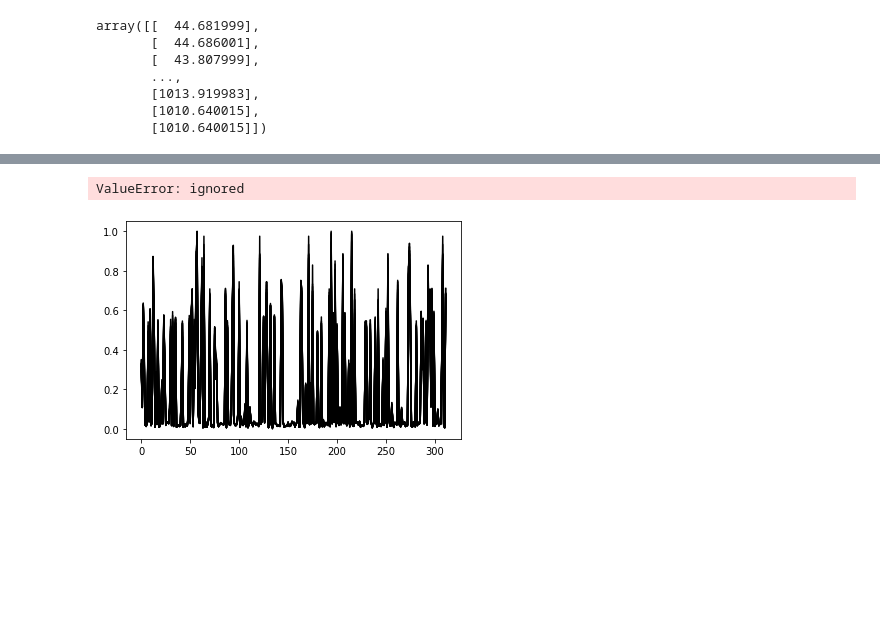
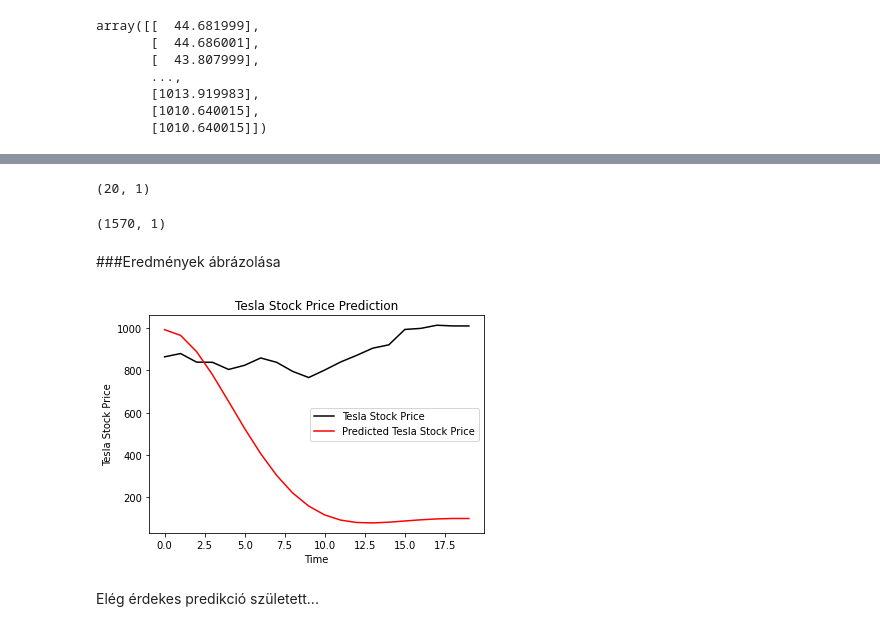
Before and after one commit to szakmarynandor/FAKT-MLCourse, a Jupyter notebook: stock_pred_hw06.ipynb, the cells around one changed output, grey strips where cells are left out. Cells and saved outputs as stored; diff of their text form; code cells hidden in the pictures; blank space fills up the shorter version.

```diff
--- a/stock_pred_hw06.ipynb
+++ b/stock_pred_hw06.ipynb
@@ -35,3 +33,5 @@ training_set = tesla[['TSLA.Close']]
+# %%
+training_set = tesla.iloc[:, 6:7].values
 # %%
 training_set
 # %% [output]
@@ -82,0 +62,8 @@ x_train, x_test, y_train, y_test = train_test_split(x, y, test_size=0.2, shuffle
+# %%
+X_train = []
+y_train = []
+for i in range(60, 1570):
+  X_train.append(training_set_scaled[i-60:i, 0])
+  y_train.append(training_set_scaled[i, 0])
+X_train, y_train = np.array(X_train), np.array(y_train)
+X_train = np.reshape(X_train, (X_train.shape[0], X_train.shape[1], 1))
@@ -88,7 +79,7 @@ from keras.layers import LSTM, Dropout, Dense
 from tensorflow.keras.callbacks import EarlyStopping
 # %%
 model = Sequential()
-model.add(LSTM(units=50,return_sequences=True,input_shape=(x_train.shape[1], 1)))
+model.add(LSTM(units=50,return_sequences=True,input_shape=(X_train.shape[1], 1)))
 model.add(Dropout(0.2))
 model.add(LSTM(units=50,return_sequences=True))
 model.add(Dropout(0.2))
@@ -98,7 +89,7 @@ model.add(LSTM(units=50))
 model.add(Dropout(0.2))
 model.add(Dense(units=1))
 model.compile(optimizer='adam',loss='mean_squared_error')
-early_stopping_callback = EarlyStopping(patience=15, restore_best_weights=True)
-model.fit(x_train, y_train, epochs=250, validation_split=0.1, callbacks=[early_stopping_callback])
+early_stopping_callback = EarlyStopping(patience=20, restore_best_weights=True)
+model.fit(X_train, y_train, epochs=250, validation_split=0.1, callbacks=[early_stopping_callback], batch_size=32)
 # %% [output]
 Epoch 1/250
@@ -135,14 +126,14 @@ array([[  44.681999],
        [1010.640015],
        [1010.640015]])
 # %%
-dataset_total = pd.concat((dataset_train['TSLA.Close'], dataset_test['TSLA.Close']), axis = 0)
+dataset_total = pd.concat((tesla['TSLA.Close'], tesla['TSLA.Close']), axis = 0)
 inputs = dataset_total[len(dataset_total) - len(dataset_test) - 60:].values
 inputs = inputs.reshape(-1,1)
 inputs = sc.transform(inputs)
-x_test = []
-for i in range(60, 76):
-x_test.append(inputs[i-60:i, 0]) #ez nem tetszik neki
-x_test = np.array(x_test)
-x_test = np.reshape(x_test, (x_test.shape[0], x_test.shape[1], 1))
-predicted_stock_price = model.predict(x_test)
+X_test = []
+for i in range(60, 80):
+  X_test.append(inputs[i-60:i, 0])
+X_test = np.array(X_test)
+X_test = np.reshape(X_test, (X_test.shape[0], X_test.shape[1], 1))
+predicted_stock_price = model.predict(X_test)
 predicted_stock_price = sc.inverse_transform(predicted_stock_price)
@@ -158,11 +140,22 @@ prediction_x = np.reshape(prediction_x, (prediction_x.shape[0], prediction_x.sha
+# %%
+predicted_stock_price.shape
+# %% [output]
+(20, 1)
+# %%
+real_stock_price.shape
+# %% [output]
+(1570, 1)
+# %% [markdown]
+###Eredmények ábrázolása
 # %%
-plt.plot(x_test, color = 'black', label = 'Tesla Stock Price')
-plt.plot(prediction_x, color = 'red', label = 'Predicted Tesla Stock Price')
+plt.plot(real_stock_price[1550:1570], color = 'black', label = 'Tesla Stock Price')
+plt.plot(predicted_stock_price, color = 'red', label = 'Predicted Tesla Stock Price')
 plt.title('Tesla Stock Price Prediction')
 plt.xlabel('Time')
 plt.ylabel('Tesla Stock Price')
 plt.legend()
 plt.show()
 # %% [output]
-ValueError: ignored
-[figure, old version]
+[figure, new version]
+# %% [markdown]
+Elég érdekes predikció született...
```
Also changed, not shown: parts of 11 cells of this notebook.
